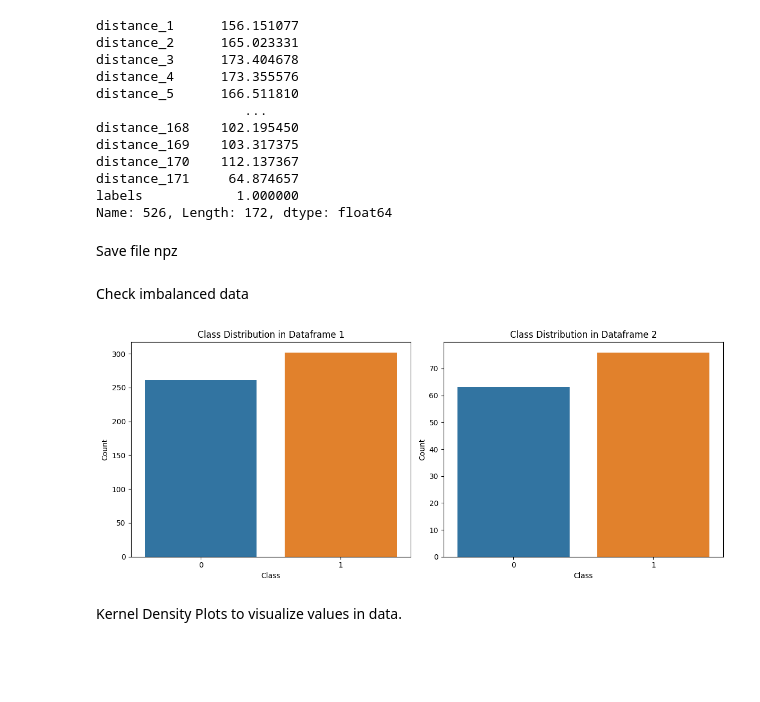
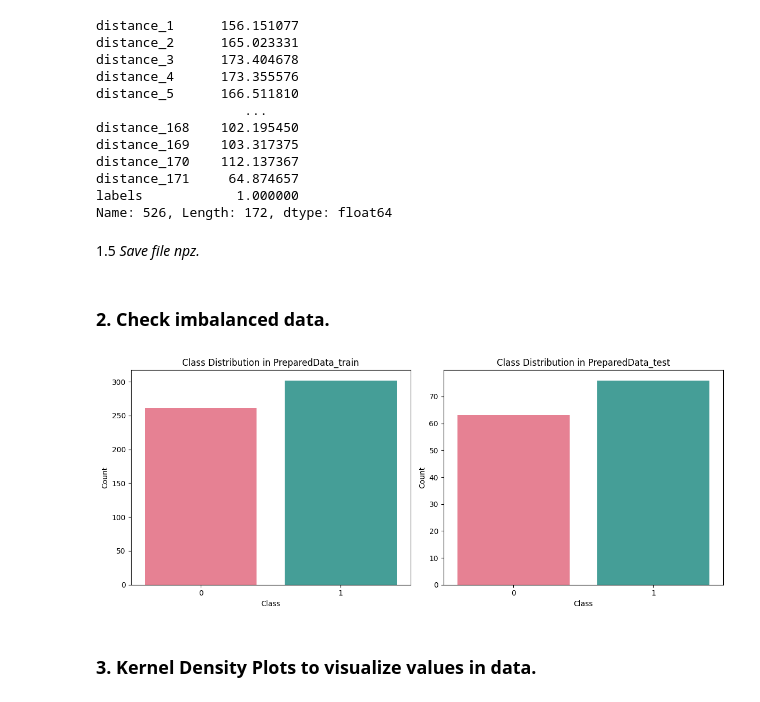
Before and after one commit to dinhanit/Abnormal_Behavior, a Jupyter notebook: Source/Data/AnalyzeData.ipynb, the cells around one changed output. Cells and saved outputs as stored; diff of their text form; code cells hidden in the pictures; blank space fills up the shorter version.

Commit message:
add markdown, comment func in EDA, update and resize image readme.

```diff
--- a/Source/Data/AnalyzeData.ipynb
+++ b/Source/Data/AnalyzeData.ipynb
@@ -41,0 +41,12 @@ def is_row_all_zero_except_label(df):
+# %%
+def is_row_all_zero_except_label(df):
+    """
+    Check if all columns in the DataFrame, except the 'labels' column, are equal to 0 for each row.
+
+    Parameters:
+    df (DataFrame): The input DataFrame.
+
+    Returns:
+    (Series): A boolean Series indicating True for rows where all columns, except 'labels', are 0, and False otherwise. Rows where 'labels' may contain non-zero values.
+    """
+    return (df.drop('labels', axis=1) == 0).all(axis=1)
@@ -123,7 +136,7 @@ distance_171     64.874657
 labels            1.000000
 Name: 526, Length: 172, dtype: float64
 # %% [markdown]
-Save file npz
+1.5 *Save file npz.*
 # %%
 
 # Define the custom directory where you want to save the .npz files
@@ -140,40 +153,53 @@ np.savez(combined_data_train_path, landmarks=PreparedData_train.iloc[:,:-1], lab
 # Save CombinedData_test to its .npz file
 np.savez(combined_data_test_path, landmarks=PreparedData_test.iloc[:,:-1], labels = PreparedData_test.iloc[:,-1])
 # %% [markdown]
-Check imbalanced data
+### 2. Check imbalanced data.
 # %%
-import pandas as pd
-import matplotlib.pyplot as plt
-import seaborn as sns
+def visualize_class_distribution(dataframe1, dataframe2):
+    """
+    Visualize the class distribution of two dataframes using barplots.
+    This function takes two dataframes and creates side-by-side barplots to visualize the class distribution of each dataframe.
+    Parameters:
+    - Dataframe1, dataframe 2: The first, second dataframe for class distribution visualization.
+    Returns:
+    - Displays the barplots for visualization).
+    """
 
-def visualize_class_distribution(dataframe1, dataframe2):
     # Count the number of samples in each class for the first dataframe
     class_counts1 = dataframe1['labels'].value_counts()
 
     # Count the number of samples in each class for the second dataframe
     class_counts2 = dataframe2['labels'].value_counts()
 
+    # Define a color palette with different colors for each class
+    palette = sns.color_palette("husl", len(class_counts1))
+
     # Create subplots to visualize class distribution
     fig, axes = plt.subplots(1, 2, figsize=(12, 5))
 
     # Plot for the first dataframe
-    sns.barplot(x=class_counts1.index, y=class_counts1, ax=axes[0])
-    axes[0].set_title("Class Distribution in Dataframe 1")
+    with warnings.catch_warnings():
+        warnings.filterwarnings("ignore", category=FutureWarning)  # Ignore the FutureWarning
+        sns.barplot(x=class_counts1.index, y=class_counts1, palette=palette, ax=axes[0], legend=False)
+    axes[0].set_title("Class Distribution in PreparedData_train")
     axes[0].set_xlabel("Class")
     axes[0].set_ylabel("Count")
 
     # Plot for the second dataframe
-    sns.barplot(x=class_counts2.index, y=class_counts2, ax=axes[1])
-    axes[1].set_title("Class Distribution in Dataframe 2")
+    with warnings.catch_warnings():
+        warnings.filterwarnings("ignore", category=FutureWarning)
+        sns.barplot(x=class_counts2.index, y=class_counts2, palette=palette, ax=axes[1], legend=False)
+    axes[1].set_title("Class Distribution in PreparedData_test")
     axes[1].set_xlabel("Class")
     axes[1].set_ylabel("Count")
 
     plt.tight_layout()
     plt.show()
 
+#Call_func:
 visualize_class_distribution(PreparedData_train, PreparedData_test)
 # %% [output]
-[figure, old version]
+[figure, new version]
 # %% [markdown]
-Kernel Density Plots to visualize values in data.
+### 3. Kernel Density Plots to visualize values in data.
 # %%
```
Also changed, not shown: parts of 35 cells of this notebook, 12 other files.
